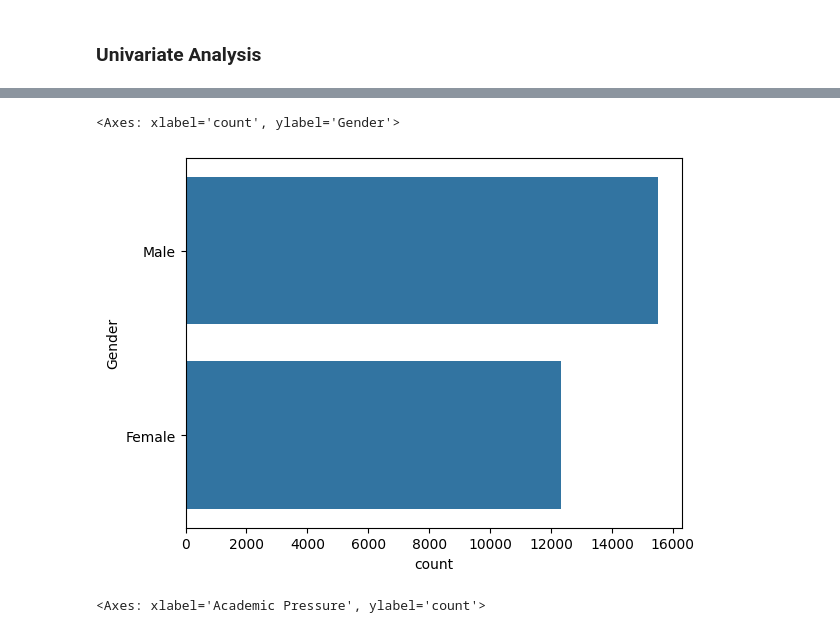
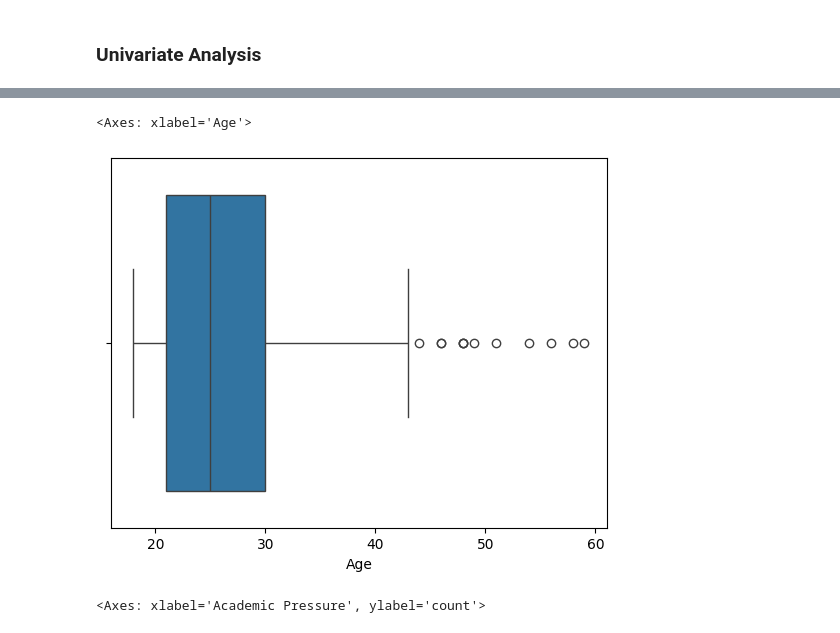
Before and after one commit to Siddharth-Saravanan/Student_Depression_Analysis_and_Prediction_using_Machine_Learning, a Jupyter notebook: student_depression_prediction.ipynb, the cells around one changed output, grey strips where cells are left out. Saved outputs shown, nothing was run; the diff lists cells and outputs as text; code cells hidden in the pictures.

Commit message:
Update visualizations

```diff
--- a/student_depression_prediction.ipynb
+++ b/student_depression_prediction.ipynb
@@ -552,6 +579,6 @@ Index(['id', 'Gender', 'Age', 'City', 'Profession', 'Academic Pressure',
 # %%
-sns.countplot(data=depr_df, y='Gender')
+sns.boxplot(data=depr_df, x='Age')
 # %% [output]
-<Axes: xlabel='count', ylabel='Gender'>
+<Axes: xlabel='Age'>
-[figure, old version]
+[figure, new version]
 # %%
```
Also changed, not shown: parts of 16 cells of this notebook.
